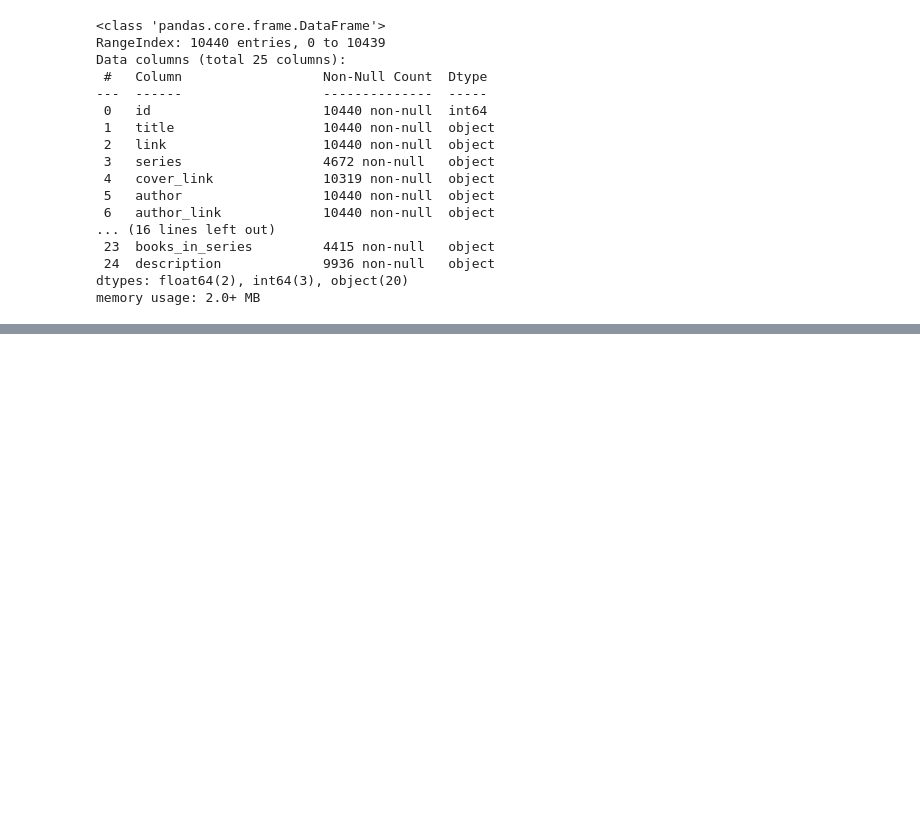
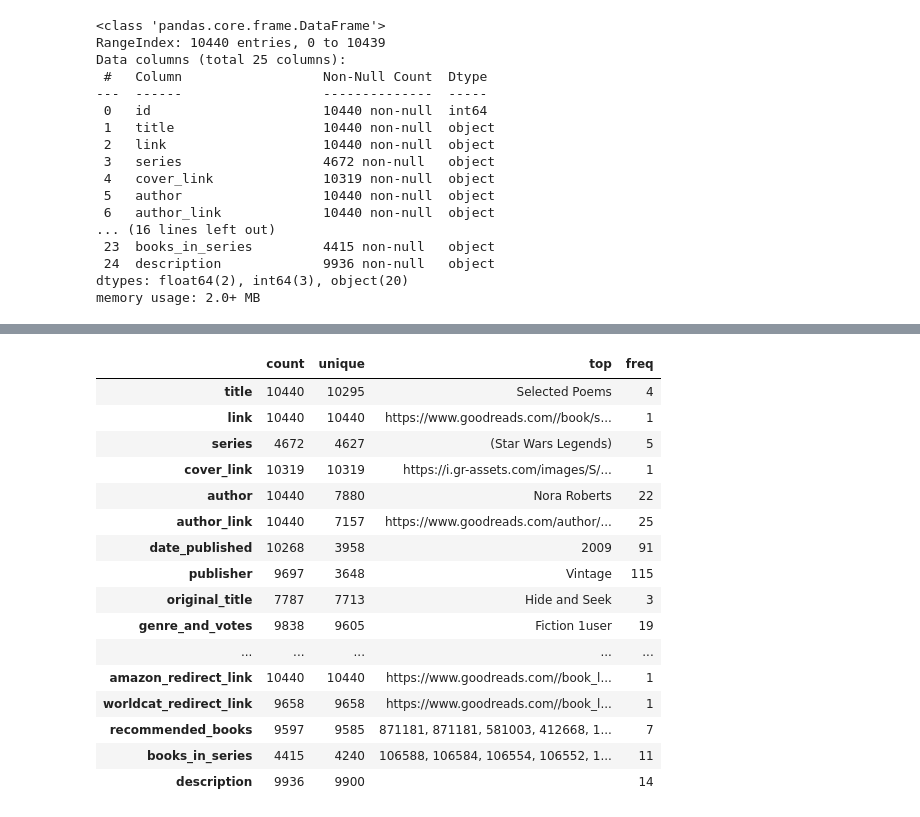
Before and after one commit to quangLinh9038/pds_books, a Jupyter notebook: assignment2.ipynb, the cells around one changed output, grey strips where cells are left out. Drawn from its saved outputs; the diff is of its cells as text; code cells hidden in the pictures; blank space fills up the shorter version.

```diff
--- a/assignment2.ipynb
+++ b/assignment2.ipynb
@@ -33,9 +77,7 @@ df_train.head()
 # %%
-# import training dataset
-df_test = pd.read_csv("X_test.csv")
-
-#print test dataset
-df_test.head()
+# import testing data.
+X_test = pd.read_csv("X_test.csv")
+X_test.head()
 # %% [output]
 |  | id | title | link | series | cover_link | author | author_link | rating_count | review_count | ... |
 | 0 | 6333213 | The Way of the Bow | https://www.goodreads.com//book/s... | NaN | https://i.gr-assets.com/images/S/... | Paulo Coelho | https://www.goodreads.com/author/... | 2179 | 180 | ... |
@@ -120,0 +231,20 @@ It can be said that the features have unequal amount of data entries for both da
+# %%
+X_test.describe(include='object').T
+# %% [output]
+|  | count | unique | top | freq |
+| title | 10440 | 10295 | Selected Poems | 4 |
+| link | 10440 | 10440 | https://www.goodreads.com//book/s... | 1 |
+| series | 4672 | 4627 | (Star Wars Legends) | 5 |
+| cover_link | 10319 | 10319 | https://i.gr-assets.com/images/S/... | 1 |
+| author | 10440 | 7880 | Nora Roberts | 22 |
+| author_link | 10440 | 7157 | https://www.goodreads.com/author/... | 25 |
+| date_published | 10268 | 3958 | 2009 | 91 |
+| publisher | 9697 | 3648 | Vintage | 115 |
+| original_title | 7787 | 7713 | Hide and Seek | 3 |
+| genre_and_votes | 9838 | 9605 | Fiction 1user | 19 |
+| ... | ... | ... | ... | ... |
+| amazon_redirect_link | 10440 | 10440 | https://www.goodreads.com//book_l... | 1 |
+| worldcat_redirect_link | 9658 | 9658 | https://www.goodreads.com//book_l... | 1 |
+| recommended_books | 9597 | 9585 | 871181, 871181, 581003, 412668, 1... | 7 |
+| books_in_series | 4415 | 4240 | 106588, 106584, 106554, 106552, 1... | 11 |
+| description | 9936 | 9900 |  | 14 |
```
Also changed, not shown: parts of 118 cells of this notebook, 2 other files.
